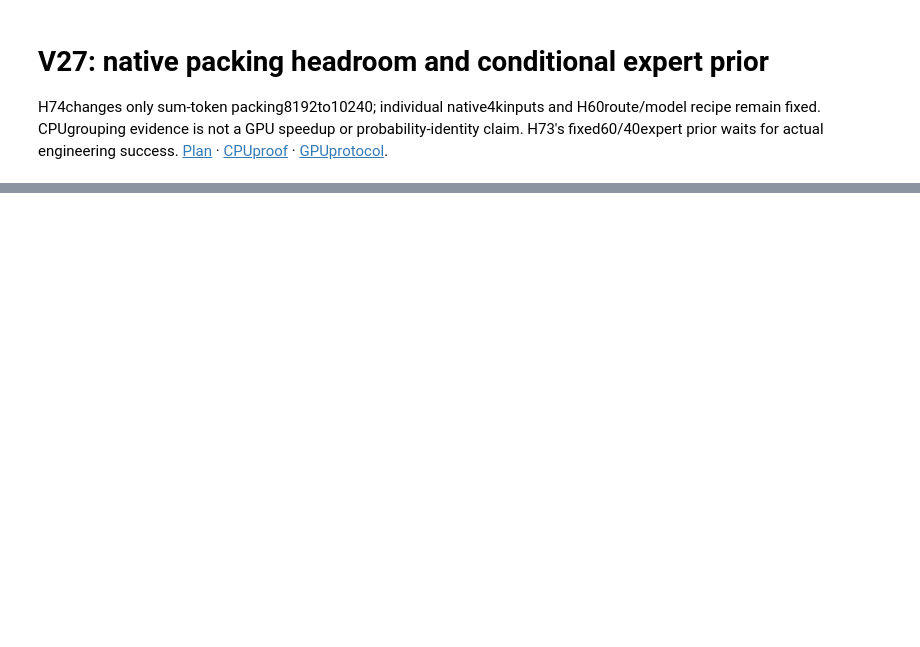
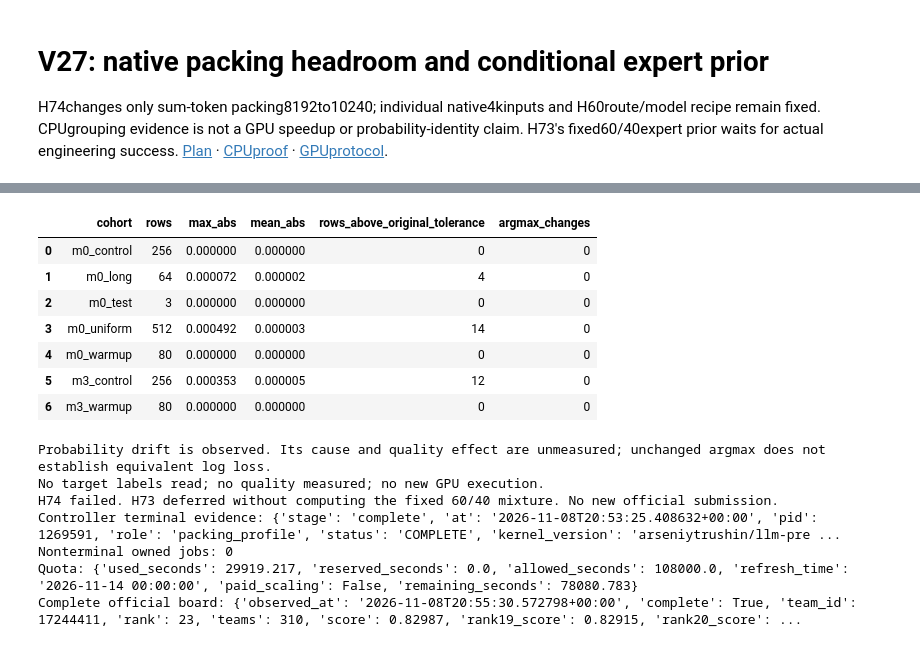
Before and after one commit to tarstars/llm_classification_finetuning, a Jupyter notebook: notebooks/39_native_packing.ipynb, the cells around one changed output, grey strips where cells are left out. Drawn from its saved outputs; the diff is of its cells as text; code cells hidden in the pictures; blank space fills up the shorter version.

Commit message:
Seal packing-equivalence failure and queue original-stream CPU prefetch

```diff
--- a/notebooks/39_native_packing.ipynb
+++ b/notebooks/39_native_packing.ipynb
@@ -73,0 +89,32 @@ Structural batching results do not establish a new competition score.
+# %%
+description=PUB/'failure_description.json'
+if description.exists():
+ d=json.loads(description.read_text())
+ display(pd.DataFrame([{'cohort':k,**{f:v[f] for f in ['rows','max_abs','mean_abs','rows_above_original_tolerance','argmax_changes']}} for k,v in d['cohorts'].items()]))
+ print(d['interpretation'])
+ print('No target labels read; no quality measured; no new GPU execution.')
+if decision.exists() and not result['engineering_gate_passed']:
+ print('H74 failed. H73 deferred without computing the fixed 60/40 mixture. No new official submission.')
+state=job/'controller_state.json'
+if state.exists():print('Controller terminal evidence:',json.loads(state.read_text()))
+inventory=PUB/'terminal_inventory.json'
+if inventory.exists():
+ inv=json.loads(inventory.read_text());print('Nonterminal owned jobs:',len(inv['nonterminal_jobs']));print('Quota:',inv['quota'])
+board=PUB/'final_leaderboard.json'
+if board.exists():print('Complete official board:',json.loads(board.read_text()))
+# %% [output]
+|  | cohort | rows | max_abs | mean_abs | rows_above_original_tolerance | argmax_changes |
+| 0 | m0_control | 256 | 0.000000 | 0.000000 | 0 | 0 |
+| 1 | m0_long | 64 | 0.000072 | 0.000002 | 4 | 0 |
+| 2 | m0_test | 3 | 0.000000 | 0.000000 | 0 | 0 |
+| 3 | m0_uniform | 512 | 0.000492 | 0.000003 | 14 | 0 |
+| 4 | m0_warmup | 80 | 0.000000 | 0.000000 | 0 | 0 |
+| 5 | m3_control | 256 | 0.000353 | 0.000005 | 12 | 0 |
+| 6 | m3_warmup | 80 | 0.000000 | 0.000000 | 0 | 0 |
+Probability drift is observed. Its cause and quality effect are unmeasured; unchanged argmax does not establish equivalent log loss.
+No target labels read; no quality measured; no new GPU execution.
+H74 failed. H73 deferred without computing the fixed 60/40 mixture. No new official submission.
+Controller terminal evidence: {'stage': 'complete', 'at': '2026-11-08T20:53:25.408632+00:00', 'pid': 1269591, 'role': 'packing_profile', 'status': 'COMPLETE', 'kernel_version': 'arseniytrushin/llm-pre ...
+Nonterminal owned jobs: 0
+Quota: {'used_seconds': 29919.217, 'reserved_seconds': 0.0, 'allowed_seconds': 108000.0, 'refresh_time': '2026-11-14 00:00:00', 'paid_scaling': False, 'remaining_seconds': 78080.783}
+Complete official board: {'observed_at': '2026-11-08T20:55:30.572798+00:00', 'complete': True, 'team_id': 17244411, 'rank': 23, 'teams': 310, 'score': 0.82987, 'rank19_score': 0.82915, 'rank20_score': ...
```
Also changed, not shown: parts of 1 cell of this notebook, 28 other files.
